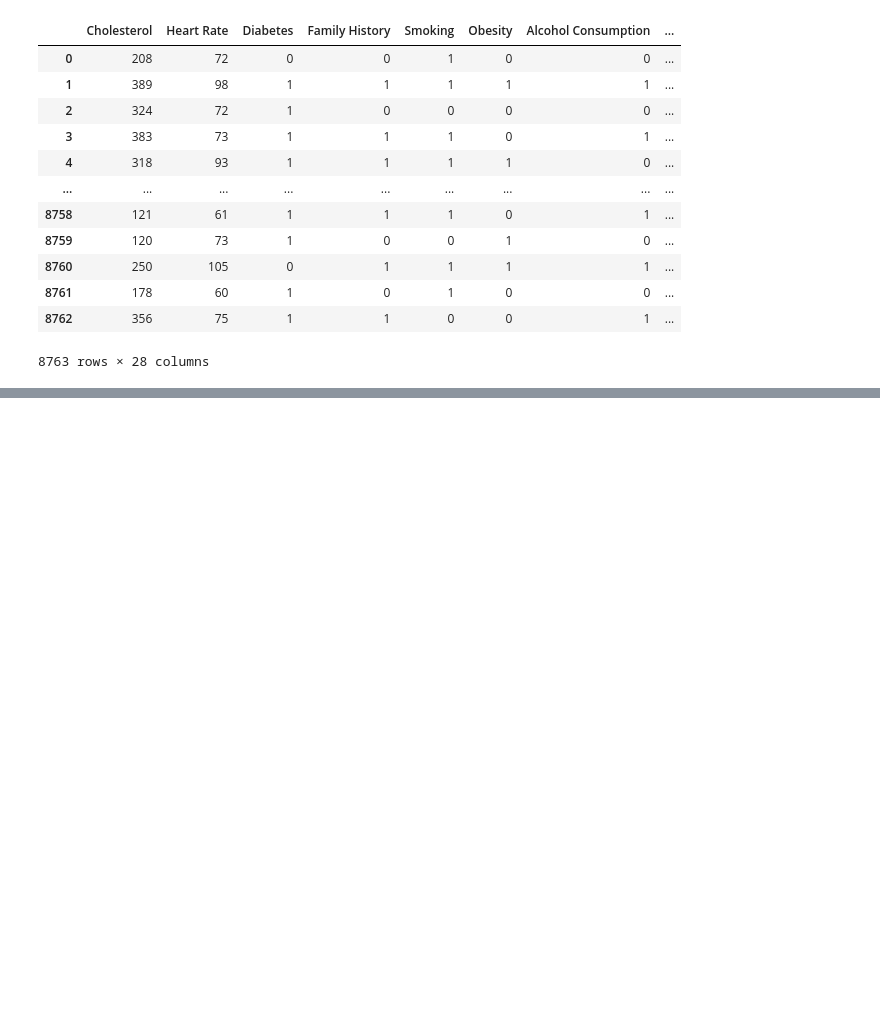
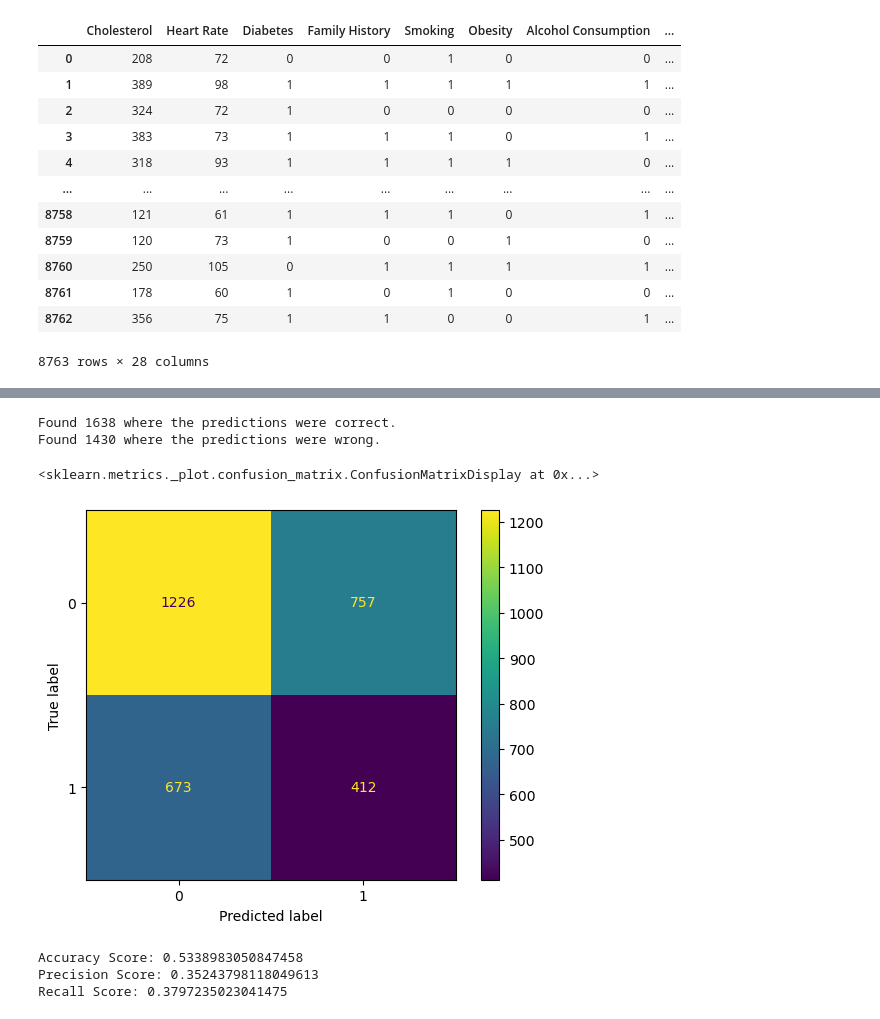
Before and after one commit to AN-DRE4/DadosAprendizagemAutomatica, a Jupyter notebook: HeartAttack.ipynb, the cells around one changed output, grey strips where cells are left out. Saved outputs shown, nothing was run; the diff lists cells and outputs as text; code cells hidden in the pictures; blank space fills up the shorter version.

```diff
--- a/HeartAttack.ipynb
+++ b/HeartAttack.ipynb
@@ -309,0 +322,33 @@ Data pre-processing complete.
+# %%
+# Instance of the Decision Tree
+classifier = DecisionTreeClassifier(random_state=2021)
+
+# Begin training
+classifier.fit(x_train, y_train)
+
+# Predictions for the function
+predictions = classifier.predict(x_test)
+# %%
+# And now for the Quality Metrics
+
+# Confusion Matrix
+
+print("Found 1638 where the predictions were correct.")
+print("Found 1430 where the predictions were wrong.")
+ConfusionMatrixDisplay.from_predictions(y_test, predictions)
+# %% [output]
+Found 1638 where the predictions were correct.
+Found 1430 where the predictions were wrong.
+<sklearn.metrics._plot.confusion_matrix.ConfusionMatrixDisplay at 0x...>
+[figure, added]
+# %%
+accuracy = accuracy_score(y_test, predictions)
+print("Accuracy Score: %s" %accuracy)
+precision = precision_score(y_test, predictions)
+print("Precision Score: %s" %precision)
+recall = recall_score(y_test, predictions)
+print("Recall Score: %s" %recall)
+# %% [output]
+Accuracy Score: 0.5338983050847458
+Precision Score: 0.35243798118049613
+Recall Score: 0.3797235023041475
```
Also changed, not shown: parts of 32 cells of this notebook.
